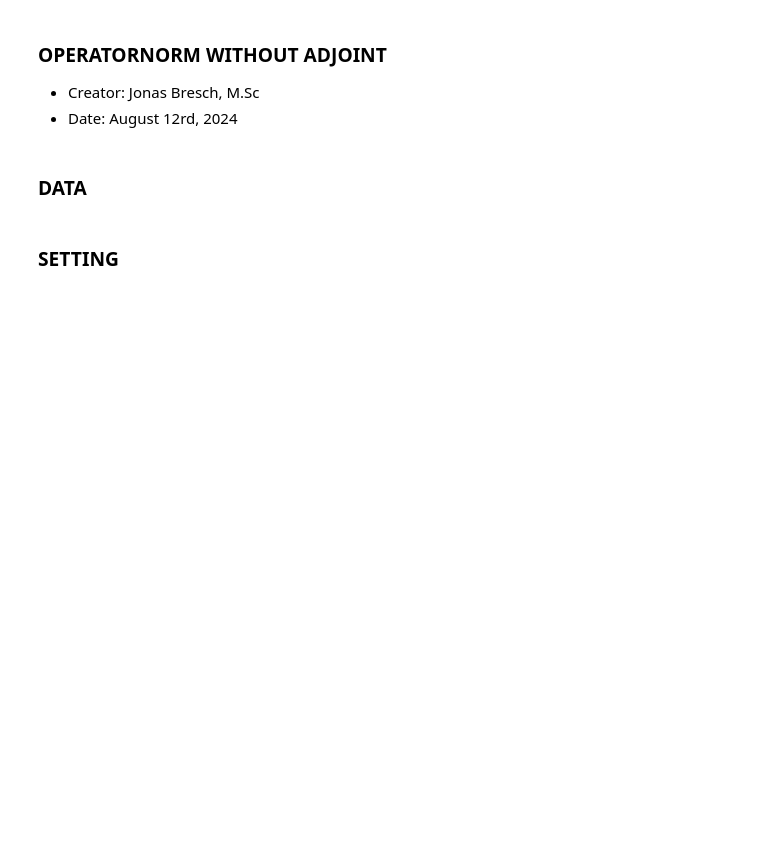
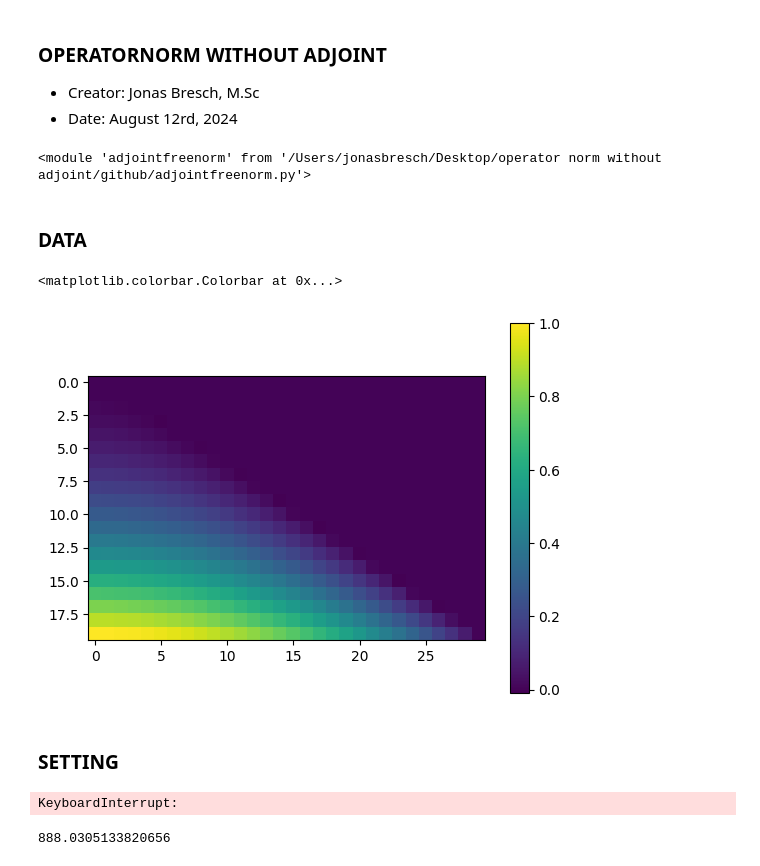
Before and after one commit to JJEWBresch/MatrixNormWithoutAdjoint, a Jupyter notebook: adjointfreenorm.ipynb, the cells around one changed output. Drawn from its saved outputs; the diff is of its cells as text; code cells hidden in the pictures; blank space fills up the shorter version.

```diff
--- a/adjointfreenorm.ipynb
+++ b/adjointfreenorm.ipynb
@@ -11,5 +13,8 @@ import scipy
 import imp
 # %%
 import adjointfreenorm
+imp.reload(adjointfreenorm)
+# %% [output]
+<module 'adjointfreenorm' from '/Users/jonasbresch/Desktop/operator norm without adjoint/github/adjointfreenorm.py'>
 # %% [markdown]
 ### DATA
@@ -22,3 +29,29 @@ A = np.random.randn(1000,500)
+# %%
+#
+# Volterra - operator
+#
+
+n = 2*10
+m = 2*15
+A = np.zeros((n,m))
+for i in range(n):
+    for j in range(m):
+        #if j-1 <= m/n*i:
+        #    A[i,j] = 1 # * ((i/(n-1))**2 - (j/(m-1))**2) # np.exp(i/(n-1) - j/(n-1))    (i/(n-1) - j/(n-1))    ((i/(n-1))**2 - (j/(n-1))**2)
+        if j < m/n*i:
+            A[i,j] = 1 * ((i/(n-1))**2 - (j/(m-1))**2)
+        elif m/n*i <= j < m/n*i+1:
+            a = n/m * i
+            ra = a - np.floor(a)
+            A[i,j] = 1 * (1 - ra) * ((i/(n-1))**2 - (j/(m-1))**2)
+
+
+
+plt.imshow(A)
+plt.colorbar()
+# %% [output]
+<matplotlib.colorbar.Colorbar at 0x...>
+[figure, added]
 # %%
 #
 # random orthogonal matrix
@@ -56,0 +105,8 @@ valsolmin = np.min(np.linalg.eigh(np.transpose(A)@A)[0])
+# %%
+vp = adjointfreenorm.power_iter(np.dot(A.T, A), 100)
+# %% [output]
+KeyboardInterrupt:
+# %%
+np.linalg.norm(np.dot(A.T, A) @ vp)
+# %% [output]
+888.0305133820656
```
Also changed, not shown: parts of 46 cells of this notebook, 1 other file.
